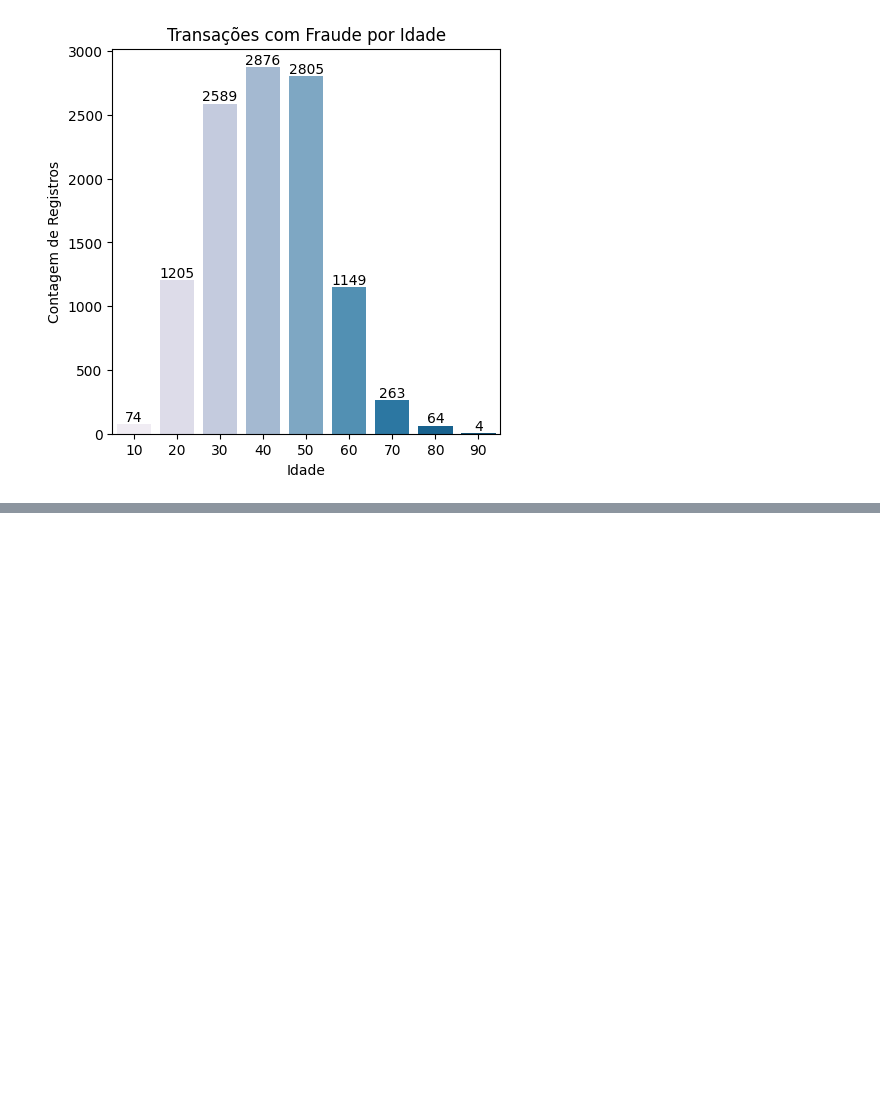
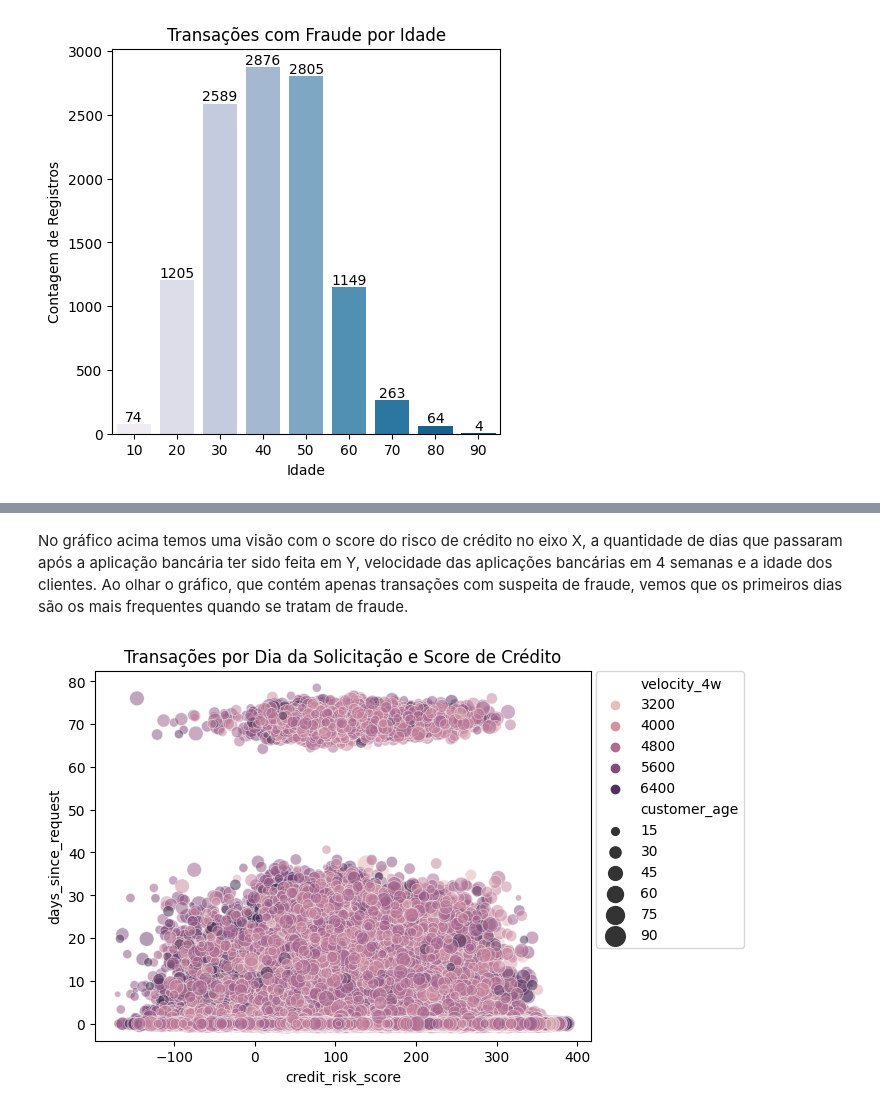
Before and after one commit to marcosmorais94/fraud_bankaccount, a Jupyter notebook: bank_fraud.ipynb, the cells around one changed output, grey strips where cells are left out. Cells and saved outputs as stored; diff of their text form; code cells hidden in the pictures; blank space fills up the shorter version.

```diff
--- a/bank_fraud.ipynb
+++ b/bank_fraud.ipynb
@@ -169,0 +173,23 @@ plt.show()
+# %% [markdown]
+No gráfico acima temos uma visão com o score do risco de crédito no eixo X, a quantidade de dias que passaram após a aplicação bancária ter sido feita em Y, velocidade das aplicações bancárias em 4 semanas e a idade dos clientes. Ao olhar o gráfico, que contém apenas transações com suspeita de fraude, vemos que os primeiros dias são os mais frequentes quando se tratam de fraude.
+# %%
+#Bubble chart
+grafico_bolhas2 = sns.scatterplot(data = base,
+                x = "credit_risk_score",
+                y= "days_since_request",
+                size="customer_age",
+                legend = True,
+                hue = 'velocity_4w',
+                sizes=(20,200),
+                alpha=0.5)
+
+# Coloca título no gráfico
+grafico_bolhas2.set_title('Transações por Dia da Solicitação e Score de Crédito')
+
+# Coloca a legenda fora do gráfico
+plt.legend(bbox_to_anchor=(1.01, 1),borderaxespad=0)
+
+# Mostra o gráfico
+plt.show()
+# %% [output]
+[figure, added]
```
Also changed, not shown: parts of 6 cells of this notebook.
